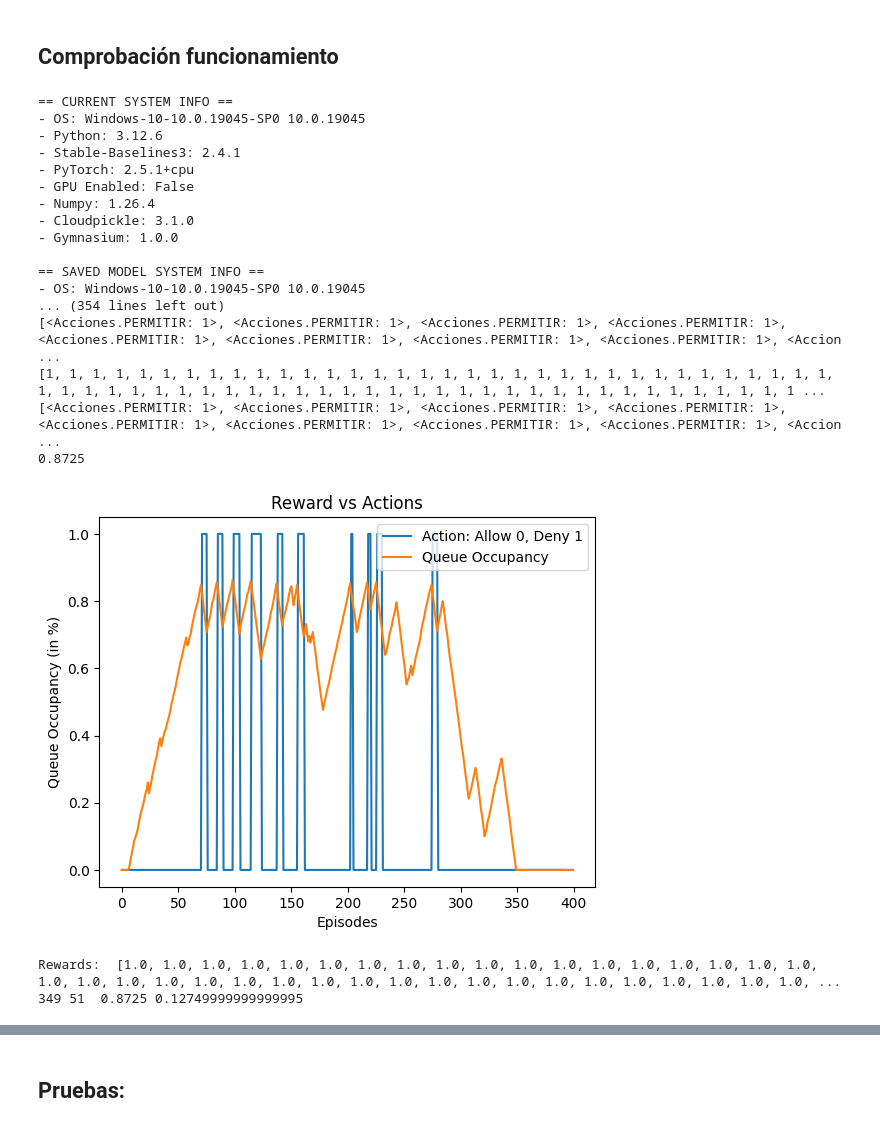
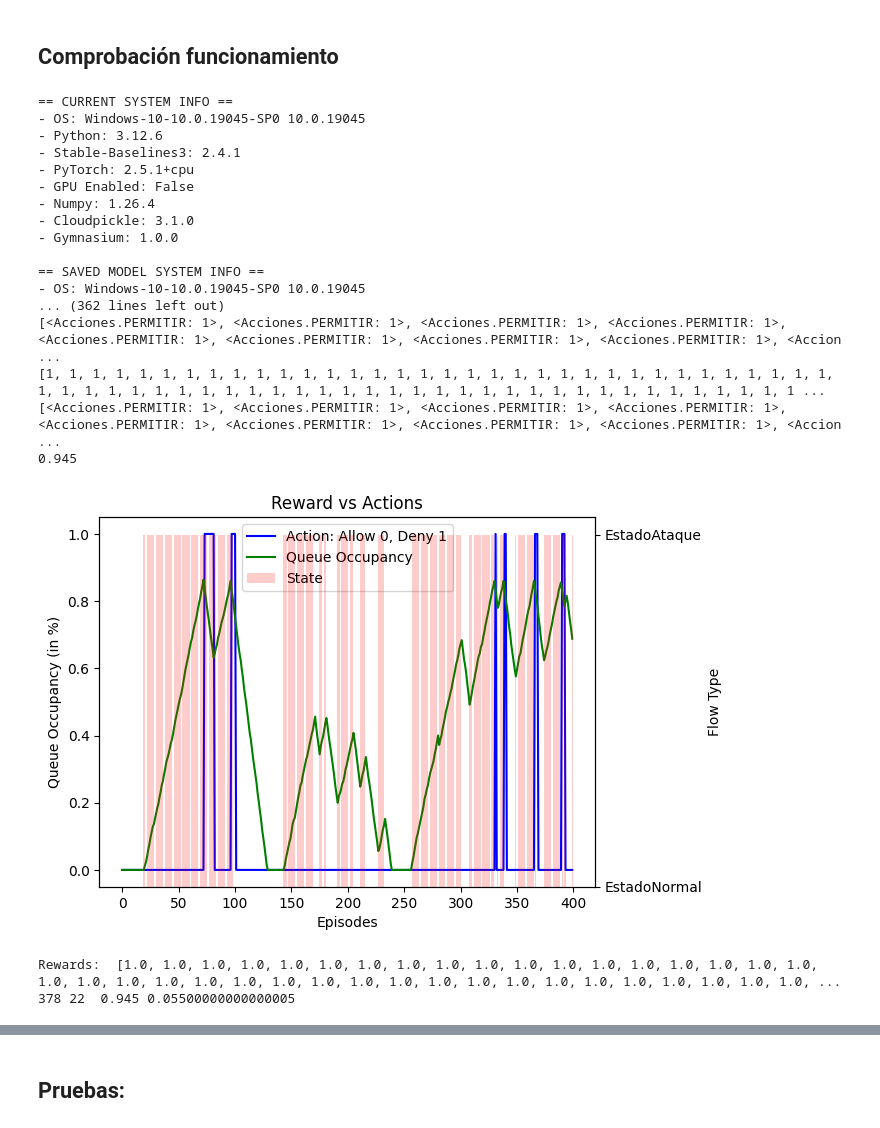
Before and after one commit to CesarRodrigu/GII-24.19-contramedidas-IoT-mediante-reinforcement-learning, a Jupyter notebook: RL/RedInicial.ipynb, the cells around one changed output, grey strips where cells are left out. Cells and saved outputs as stored; diff of their text form; code cells hidden in the pictures.

```diff
--- a/RL/RedInicial.ipynb
+++ b/RL/RedInicial.ipynb
@@ -254,6 +252,7 @@ tams = []
 num = []
 lim_ocu = 0
 a2 = []
+estados=[]
 
 # -------------------------
 
@@ -274,6 +273,7 @@ for episode in range(num_steps):
         tams.append(info["Stats"]["TamañoTotal"])
         num.append(info["Stats"]["NumPaquetes"])
         a2.append(info["Stats"]["Action"])
+        estados.append(info["Stats"]["EstadoMaquina"])
 
         rewards.append(reward)
         acciones.append(action.item())
@@ -282,7 +282,7 @@ for episode in range(num_steps):
 
     env.reset(seed=seed)
     step_counter += 1
-
+#estados = env.registro_Estados()
 # Debug
 print(f"Acciones: {acciones}")
 print(list(map(lambda x: Acciones.int_to_action(x), acciones)))
@@ -302,11 +302,11 @@ print(acciones.count(acciones[-1])/len(acciones))
 
 == SAVED MODEL SYSTEM INFO ==
 - OS: Windows-10-10.0.19045-SP0 10.0.19045
-... (354 lines left out)
+... (362 lines left out)
 [<Acciones.PERMITIR: 1>, <Acciones.PERMITIR: 1>, <Acciones.PERMITIR: 1>, <Acciones.PERMITIR: 1>, <Acciones.PERMITIR: 1>, <Acciones.PERMITIR: 1>, <Acciones.PERMITIR: 1>, <Acciones.PERMITIR: 1>, <Accion ...
 [1, 1, 1, 1, 1, 1, 1, 1, 1, 1, 1, 1, 1, 1, 1, 1, 1, 1, 1, 1, 1, 1, 1, 1, 1, 1, 1, 1, 1, 1, 1, 1, 1, 1, 1, 1, 1, 1, 1, 1, 1, 1, 1, 1, 1, 1, 1, 1, 1, 1, 1, 1, 1, 1, 1, 1, 1, 1, 1, 1, 1, 1, 1, 1, 1, 1, 1 ...
 [<Acciones.PERMITIR: 1>, <Acciones.PERMITIR: 1>, <Acciones.PERMITIR: 1>, <Acciones.PERMITIR: 1>, <Acciones.PERMITIR: 1>, <Acciones.PERMITIR: 1>, <Acciones.PERMITIR: 1>, <Acciones.PERMITIR: 1>, <Accion ...
-0.8725
+0.945
 # %%
 assert len(acciones) != a2.count(
     Acciones.DENEGAR), "Se han denegado todos los paquetes"
@@ -315,24 +315,37 @@ assert len(acciones) != a2.count(
 # %%
 assert len(acciones) == len(rewards)
 # plt.plot(rewards, label="rewards")
-plt.plot(acciones, label=f"Action: Allow {Acciones.action_to_int(Acciones.PERMITIR)}, Deny { Acciones.action_to_int(Acciones.DENEGAR)}")
 
-#plt.plot([Acciones.action_to_int(Acciones.DENEGAR)]* len(acciones), label="Denegar")
-plt.plot(ocu, label="Queue Occupancy")
-plt.title("Reward vs Actions")
-plt.xlabel("Episodes")
-plt.ylabel("Queue Occupancy (in %)")
+fig, ax1 = plt.subplots()
 
-plt.legend()
+# Primer eje Y con acciones y ocupación de cola
+ax1.plot(acciones, label=f"Action: Allow {Acciones.action_to_int(Acciones.PERMITIR)}, Deny {Acciones.action_to_int(Acciones.DENEGAR)}",color='#0000FF')
+ax1.plot(ocu, label="Queue Occupancy",color='green')
+ax1.set_xlabel("Episodes")
+ax1.set_ylabel("Queue Occupancy (in %)")
+ax1.set_title("Reward vs Actions")
+
+# Segundo eje Y con estados en gráfico de barras
+ax2 = ax1.twinx()
+ax2.bar(range(len(estados)), estados, color='red', label="State", alpha=0.20)
+ax2.set_ylabel("Flow Type")
+
+# Combinar leyendas de ambos ejes
+lines, labels = ax1.get_legend_handles_labels()
+lines2, labels2 = ax2.get_legend_handles_labels()
+ax1.legend(lines + lines2, labels + labels2)
+
 plt.show()
+
+
 print("Rewards: ", rewards)
-num_permitidos = acciones.count(Acciones.action_to_int(Acciones.PERMITIR))
+num_permitidos: int = acciones.count(Acciones.action_to_int(Acciones.PERMITIR))
 print(num_permitidos, len(acciones)-num_permitidos, "",
       num_permitidos/len(acciones), 1-num_permitidos/len(acciones))
 # %% [output]
-[figure, old version]
+[figure, new version]
 Rewards:  [1.0, 1.0, 1.0, 1.0, 1.0, 1.0, 1.0, 1.0, 1.0, 1.0, 1.0, 1.0, 1.0, 1.0, 1.0, 1.0, 1.0, 1.0, 1.0, 1.0, 1.0, 1.0, 1.0, 1.0, 1.0, 1.0, 1.0, 1.0, 1.0, 1.0, 1.0, 1.0, 1.0, 1.0, 1.0, 1.0, 1.0, 1.0, ...
-349 51  0.8725 0.12749999999999995
+378 22  0.945 0.05500000000000005
 # %%
 print("Ocupación: ", ocu)
 fig, ax1 = plt.subplots()
```
Also changed, not shown: parts of 4 cells of this notebook, 5 other files.
